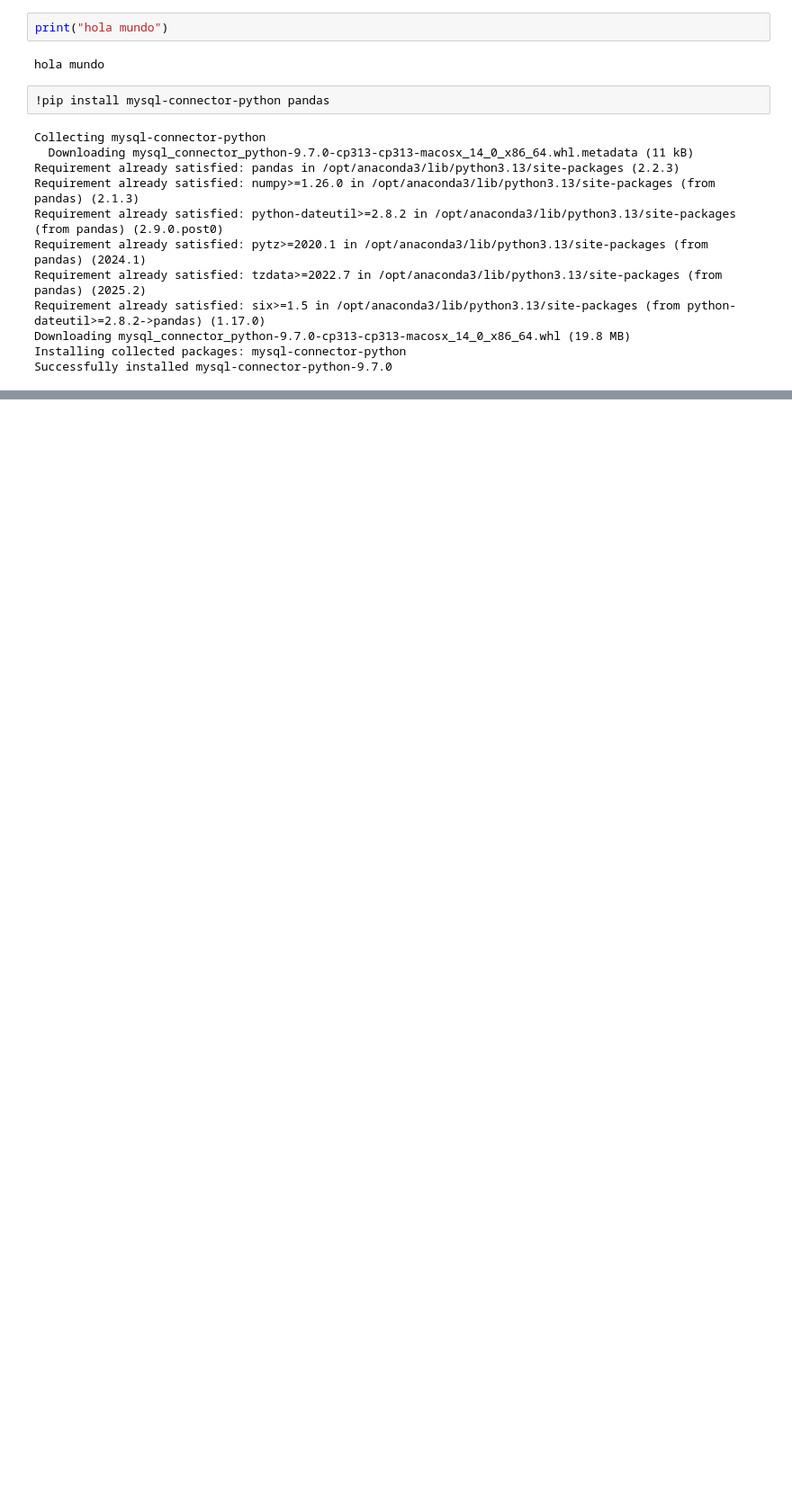
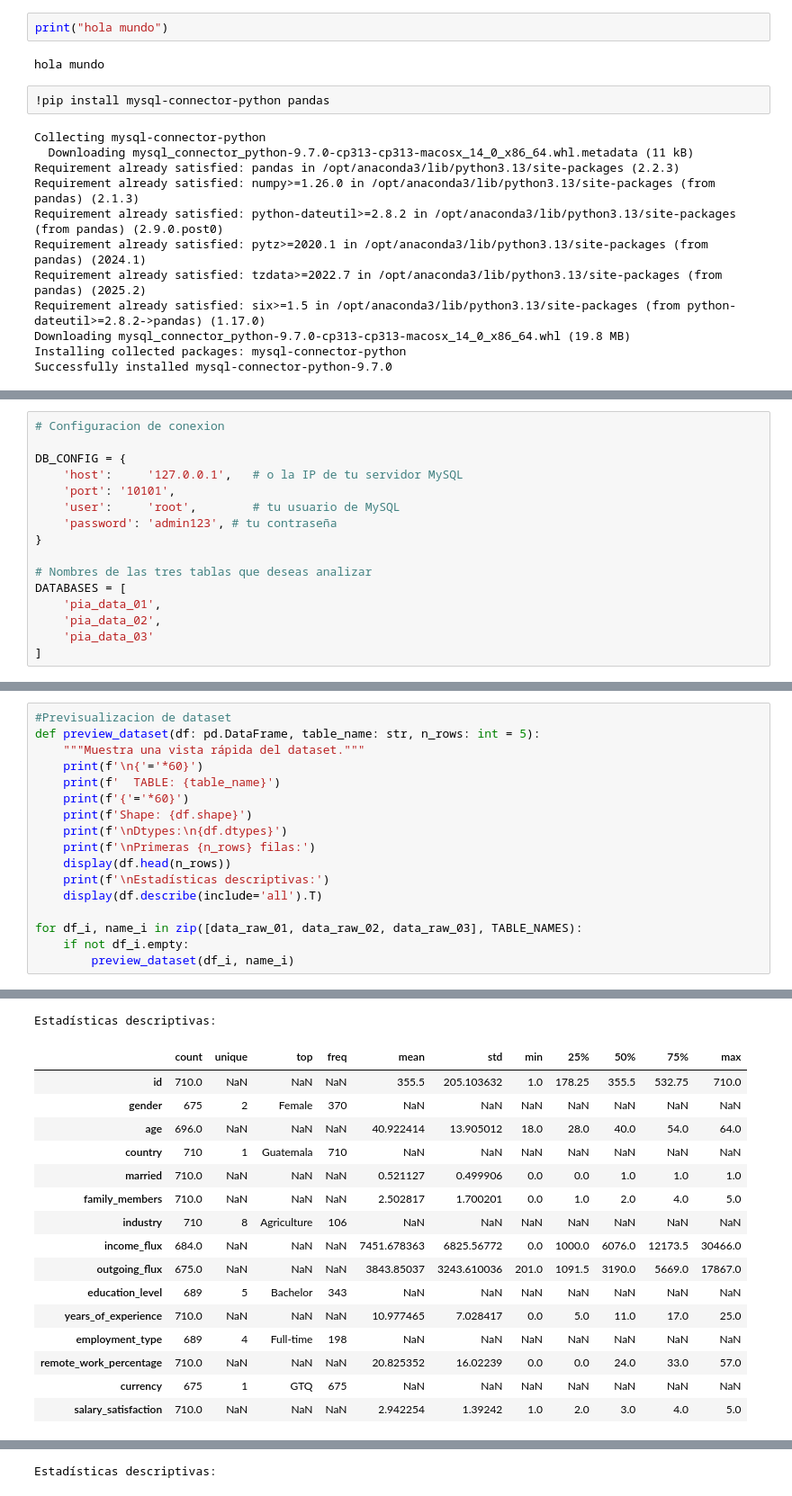
Before and after one commit to CayeRZ/Laboratorio-manejo-de-datos, a Jupyter notebook: analisisLab1.ipynb, the cells around one changed output, grey strips where cells are left out. Shown at 90% size. Cells and saved outputs as stored; diff of their text form; blank space fills up the shorter version.

```diff
--- a/analisisLab1.ipynb
+++ b/analisisLab1.ipynb
@@ -19 +27,17 @@ Successfully installed mysql-connector-python-9.7.0
+# %%
+# Configuracion de conexion
+
+DB_CONFIG = {
+    'host':     '127.0.0.1',   # o la IP de tu servidor MySQL
+    'port': '10101',
+    'user':     'root',        # tu usuario de MySQL
+    'password': 'admin123', # tu contraseña
+}
+
+# Nombres de las tres tablas que deseas analizar
+DATABASES = [
+    'pia_data_01',
+    'pia_data_02',
+    'pia_data_03'
+]
 # %%
@@ -48,0 +123,18 @@ NameError: name 'pd' is not defined
+# %%
+#Previsualizacion de dataset
+def preview_dataset(df: pd.DataFrame, table_name: str, n_rows: int = 5):
+    """Muestra una vista rápida del dataset."""
+    print(f'\n{'='*60}')
+    print(f'  TABLE: {table_name}')
+    print(f'{'='*60}')
+    print(f'Shape: {df.shape}')
+    print(f'\nDtypes:\n{df.dtypes}')
+    print(f'\nPrimeras {n_rows} filas:')
+    display(df.head(n_rows))
+    print(f'\nEstadísticas descriptivas:')
+    display(df.describe(include='all').T)
+
+for df_i, name_i in zip([data_raw_01, data_raw_02, data_raw_03], TABLE_NAMES):
+    if not df_i.empty:
+        preview_dataset(df_i, name_i)
+# %% [output]
@@ -48,0 +164,17 @@ NameError: name 'pd' is not defined
+Estadísticas descriptivas:
+|  | count | unique | top | freq | mean | std | min | 25% | 50% | 75% | max |
+| id | 710.0 | NaN | NaN | NaN | 355.5 | 205.103632 | 1.0 | 178.25 | 355.5 | 532.75 | 710.0 |
+| gender | 675 | 2 | Female | 370 | NaN | NaN | NaN | NaN | NaN | NaN | NaN |
+| age | 696.0 | NaN | NaN | NaN | 40.922414 | 13.905012 | 18.0 | 28.0 | 40.0 | 54.0 | 64.0 |
+| country | 710 | 1 | Guatemala | 710 | NaN | NaN | NaN | NaN | NaN | NaN | NaN |
+| married | 710.0 | NaN | NaN | NaN | 0.521127 | 0.499906 | 0.0 | 0.0 | 1.0 | 1.0 | 1.0 |
+| family_members | 710.0 | NaN | NaN | NaN | 2.502817 | 1.700201 | 0.0 | 1.0 | 2.0 | 4.0 | 5.0 |
+| industry | 710 | 8 | Agriculture | 106 | NaN | NaN | NaN | NaN | NaN | NaN | NaN |
+| income_flux | 684.0 | NaN | NaN | NaN | 7451.678363 | 6825.56772 | 0.0 | 1000.0 | 6076.0 | 12173.5 | 30466.0 |
+| outgoing_flux | 675.0 | NaN | NaN | NaN | 3843.85037 | 3243.610036 | 201.0 | 1091.5 | 3190.0 | 5669.0 | 17867.0 |
+| education_level | 689 | 5 | Bachelor | 343 | NaN | NaN | NaN | NaN | NaN | NaN | NaN |
+| years_of_experience | 710.0 | NaN | NaN | NaN | 10.977465 | 7.028417 | 0.0 | 5.0 | 11.0 | 17.0 | 25.0 |
+| employment_type | 689 | 4 | Full-time | 198 | NaN | NaN | NaN | NaN | NaN | NaN | NaN |
+| remote_work_percentage | 710.0 | NaN | NaN | NaN | 20.825352 | 16.02239 | 0.0 | 0.0 | 24.0 | 33.0 | 57.0 |
+| currency | 675 | 1 | GTQ | 675 | NaN | NaN | NaN | NaN | NaN | NaN | NaN |
+| salary_satisfaction | 710.0 | NaN | NaN | NaN | 2.942254 | 1.39242 | 1.0 | 2.0 | 3.0 | 4.0 | 5.0 |
@@ -48,0 +204 @@ NameError: name 'pd' is not defined
+Estadísticas descriptivas:
```
Also changed, not shown: parts of 3 cells of this notebook.
